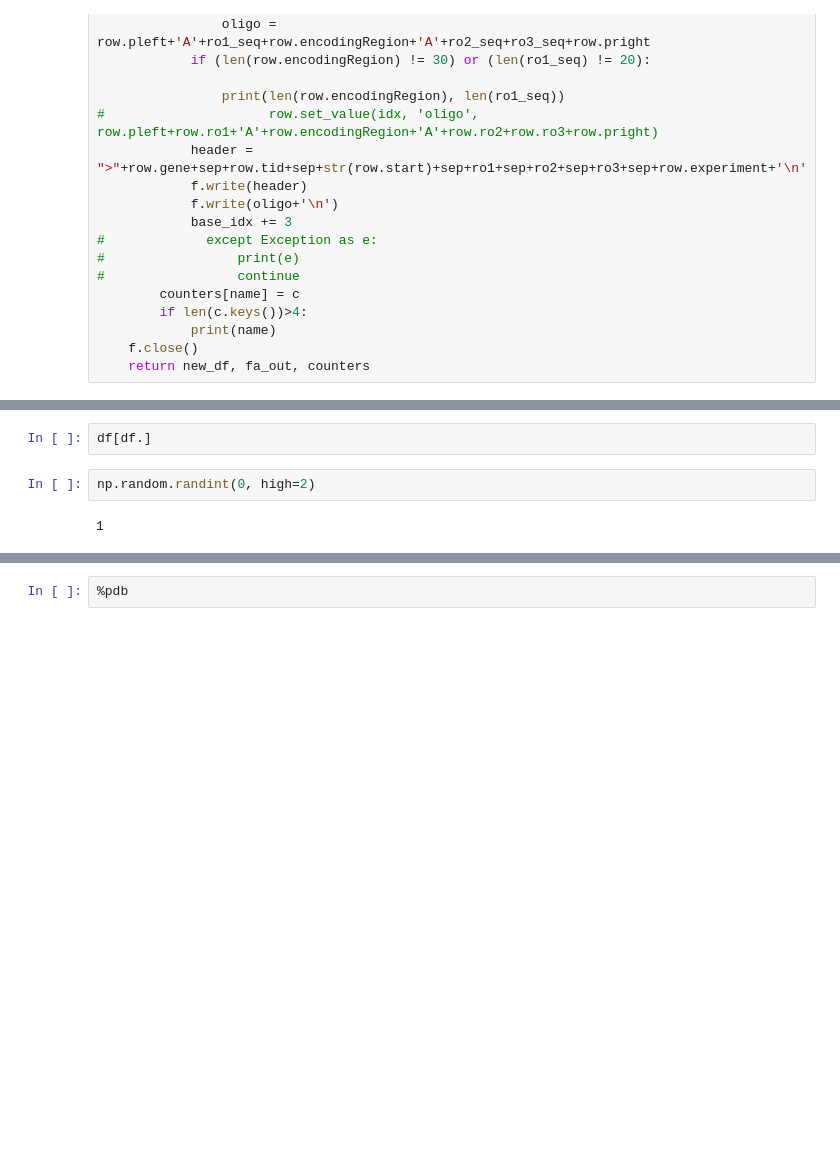
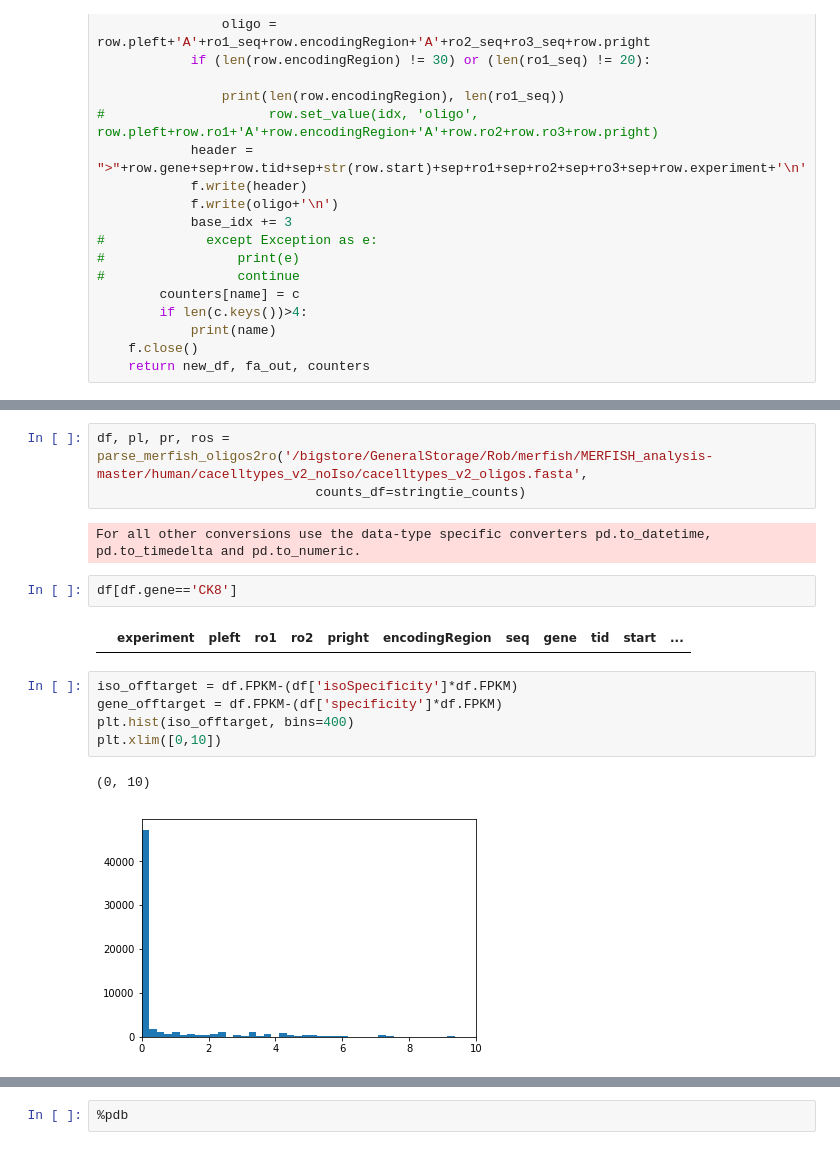
Before and after one commit to wollmanlab/seqfish_design, a Jupyter notebook: ca_celltype_v2/ca_genes_2.0.ipynb, the cells around one changed output, grey strips where cells are left out. Cells and saved outputs as stored; diff of their text form; blank space fills up the shorter version.

```diff
--- a/ca_celltype_v2/ca_genes_2.0.ipynb
+++ b/ca_celltype_v2/ca_genes_2.0.ipynb
@@ -430,6 +452,17 @@ def balance_readouts(df, primersL, primersR, readouts, per_tid=64, group='tid',
+# %%
+df, pl, pr, ros = parse_merfish_oligos2ro('/bigstore/GeneralStorage/Rob/merfish/MERFISH_analysis-master/human/cacelltypes_v2_noIso/cacelltypes_v2_oligos.fasta',
+                            counts_df=stringtie_counts)
+# %% [output]
+For all other conversions use the data-type specific converters pd.to_datetime, pd.to_timedelta and pd.to_numeric.
 # %%
-df[df.]
+df[df.gene=='CK8']
+# %% [output]
+|  | experiment | pleft | ro1 | ro2 | pright | encodingRegion | seq | gene | tid | start | ... |
-# %%
-np.random.randint(0, high=2)
-# %% [output]
-1
+# %%
+iso_offtarget = df.FPKM-(df['isoSpecificity']*df.FPKM)
+gene_offtarget = df.FPKM-(df['specificity']*df.FPKM)
+plt.hist(iso_offtarget, bins=400)
+plt.xlim([0,10])
+# %% [output]
+(0, 10)
+[figure, added]
```
Also changed, not shown: parts of 25 cells of this notebook.
